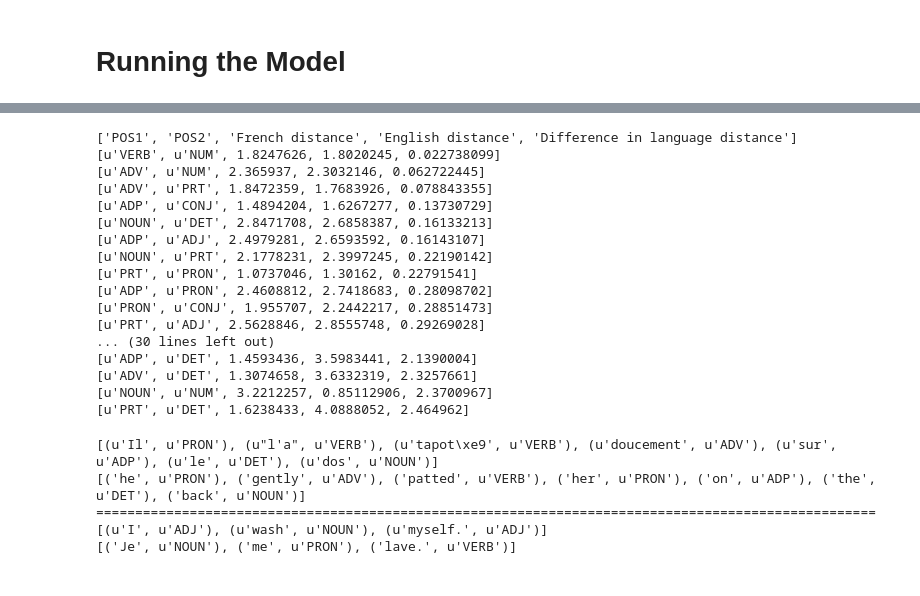
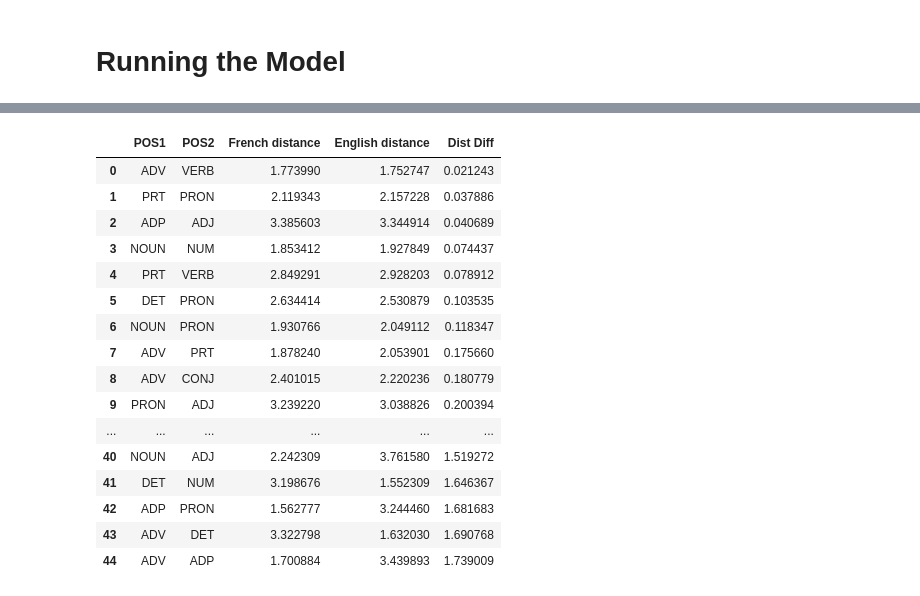
Before and after one commit to wenqinYe/language_analysis, a Jupyter notebook: lstm.ipynb, the cells around one changed output, grey strips where cells are left out. Cells and saved outputs as stored; diff of their text form; code cells hidden in the pictures.

```diff
--- a/lstm.ipynb
+++ b/lstm.ipynb
@@ -452,37 +590,23 @@ for pos in english_data.unique_characters:
         diffs.append([pos, second_pos, diff_french, diff_english, np.abs(diff_french-diff_english)])
 # %%
 diffs = sorted(diffs, key=lambda x: x[4])
-print ["POS1", "POS2", "French distance", "English distance", "Difference in language distance"]
-for diff in diffs:
-    print diff
+df = pandas.DataFrame(diffs, columns=["POS1", "POS2", "French distance", "English distance", "Dist Diff"])
+df
 # %% [output]
-['POS1', 'POS2', 'French distance', 'English distance', 'Difference in language distance']
-[u'VERB', u'NUM', 1.8247626, 1.8020245, 0.022738099]
-[u'ADV', u'NUM', 2.365937, 2.3032146, 0.062722445]
-[u'ADV', u'PRT', 1.8472359, 1.7683926, 0.078843355]
-[u'ADP', u'CONJ', 1.4894204, 1.6267277, 0.13730729]
-[u'NOUN', u'DET', 2.8471708, 2.6858387, 0.16133213]
-[u'ADP', u'ADJ', 2.4979281, 2.6593592, 0.16143107]
-[u'NOUN', u'PRT', 2.1778231, 2.3997245, 0.22190142]
-[u'PRT', u'PRON', 1.0737046, 1.30162, 0.22791541]
-[u'ADP', u'PRON', 2.4608812, 2.7418683, 0.28098702]
-[u'PRON', u'CONJ', 1.955707, 2.2442217, 0.28851473]
-[u'PRT', u'ADJ', 2.5628846, 2.8555748, 0.29269028]
-... (30 lines left out)
-[u'ADP', u'DET', 1.4593436, 3.5983441, 2.1390004]
-[u'ADV', u'DET', 1.3074658, 3.6332319, 2.3257661]
-[u'NOUN', u'NUM', 3.2212257, 0.85112906, 2.3700967]
-[u'PRT', u'DET', 1.6238433, 4.0888052, 2.464962]
+|  | POS1 | POS2 | French distance | English distance | Dist Diff |
+| 0 | ADV | VERB | 1.773990 | 1.752747 | 0.021243 |
+| 1 | PRT | PRON | 2.119343 | 2.157228 | 0.037886 |
+| 2 | ADP | ADJ | 3.385603 | 3.344914 | 0.040689 |
+| 3 | NOUN | NUM | 1.853412 | 1.927849 | 0.074437 |
+| 4 | PRT | VERB | 2.849291 | 2.928203 | 0.078912 |
+| 5 | DET | PRON | 2.634414 | 2.530879 | 0.103535 |
+| 6 | NOUN | PRON | 1.930766 | 2.049112 | 0.118347 |
+| 7 | ADV | PRT | 1.878240 | 2.053901 | 0.175660 |
+| 8 | ADV | CONJ | 2.401015 | 2.220236 | 0.180779 |
+| 9 | PRON | ADJ | 3.239220 | 3.038826 | 0.200394 |
+| ... | ... | ... | ... | ... | ... |
+| 40 | NOUN | ADJ | 2.242309 | 3.761580 | 1.519272 |
+| 41 | DET | NUM | 3.198676 | 1.552309 | 1.646367 |
+| 42 | ADP | PRON | 1.562777 | 3.244460 | 1.681683 |
+| 43 | ADV | DET | 3.322798 | 1.632030 | 1.690768 |
+| 44 | ADV | ADP | 1.700884 | 3.439893 | 1.739009 |
-# %%
-print french_to_universal(french_tagger.tag("Il l'a tapoté doucement sur le dos".split(" ")))
-print english_to_universal(nltk.pos_tag("he gently patted her on the back".split(" ")))
-
-print "=" * 100
-print french_to_universal(french_tagger.tag("I wash myself.".split(" ")))
-print english_to_universal(nltk.pos_tag("Je me lave.".split(" ")))
-# %% [output]
-[(u'Il', u'PRON'), (u"l'a", u'VERB'), (u'tapot\xe9', u'VERB'), (u'doucement', u'ADV'), (u'sur', u'ADP'), (u'le', u'DET'), (u'dos', u'NOUN')]
-[('he', u'PRON'), ('gently', u'ADV'), ('patted', u'VERB'), ('her', u'PRON'), ('on', u'ADP'), ('the', u'DET'), ('back', u'NOUN')]
-====================================================================================================
-[(u'I', u'ADJ'), (u'wash', u'NOUN'), (u'myself.', u'ADJ')]
-[('Je', u'NOUN'), ('me', u'PRON'), ('lave.', u'VERB')]
```
Also changed, not shown: parts of 11 cells of this notebook.
